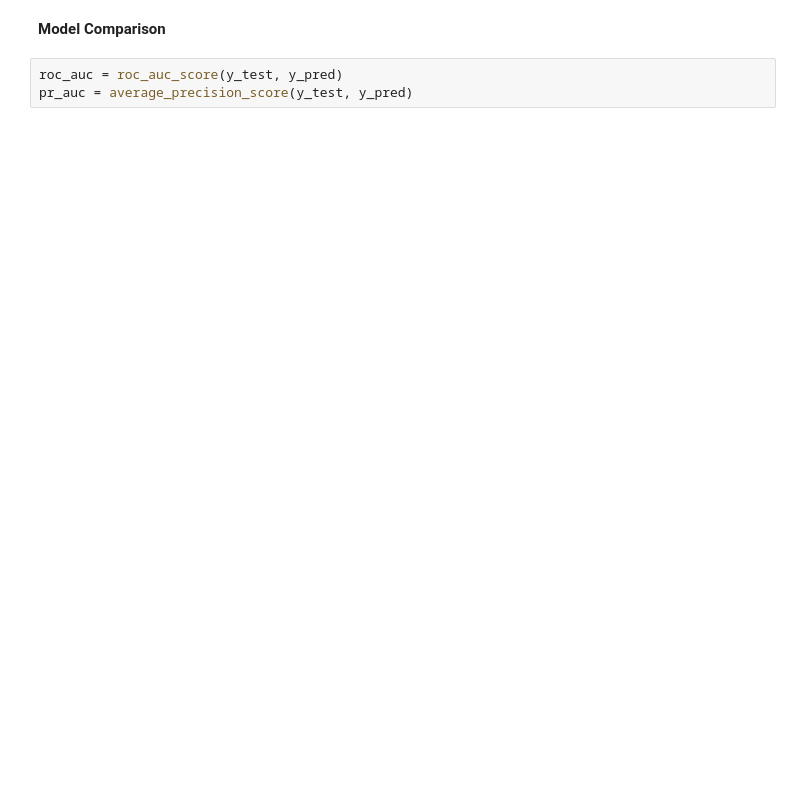
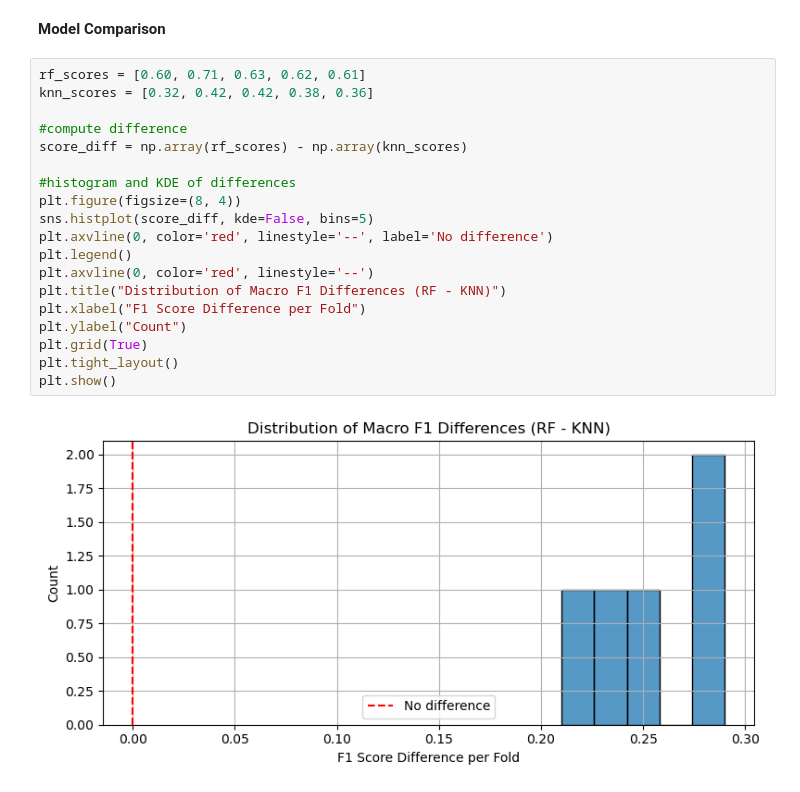
Before and after one commit to gustav1998/02445-individual-assignment, a Jupyter notebook: models.ipynb, the cells around one changed output. Cells and saved outputs as stored; diff of their text form; blank space fills up the shorter version.

```diff
--- a/models.ipynb
+++ b/models.ipynb
@@ -274,5 +252,23 @@ ValueError: Found input variables with inconsistent numbers of samples: [34, 34,
 # %% [markdown]
 **Model Comparison**
-# %%
-roc_auc = roc_auc_score(y_test, y_pred)
-pr_auc = average_precision_score(y_test, y_pred)
+# %%
+rf_scores = [0.60, 0.71, 0.63, 0.62, 0.61]
+knn_scores = [0.32, 0.42, 0.42, 0.38, 0.36]
+
+#compute difference
+score_diff = np.array(rf_scores) - np.array(knn_scores)
+
+#histogram and KDE of differences
+plt.figure(figsize=(8, 4))
+sns.histplot(score_diff, kde=False, bins=5)
+plt.axvline(0, color='red', linestyle='--', label='No difference')
+plt.legend()
+plt.axvline(0, color='red', linestyle='--')
+plt.title("Distribution of Macro F1 Differences (RF - KNN)")
+plt.xlabel("F1 Score Difference per Fold")
+plt.ylabel("Count")
+plt.grid(True)
+plt.tight_layout()
+plt.show()
+# %% [output]
+[figure, added]
```
Also changed, not shown: parts of 15 cells of this notebook.
